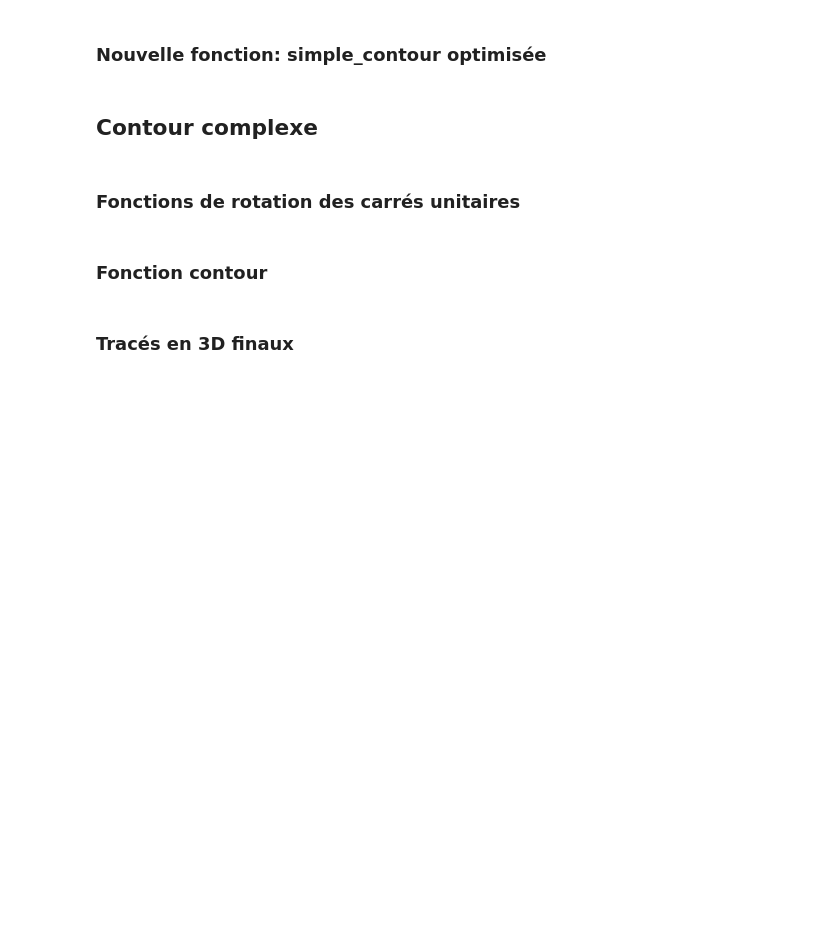
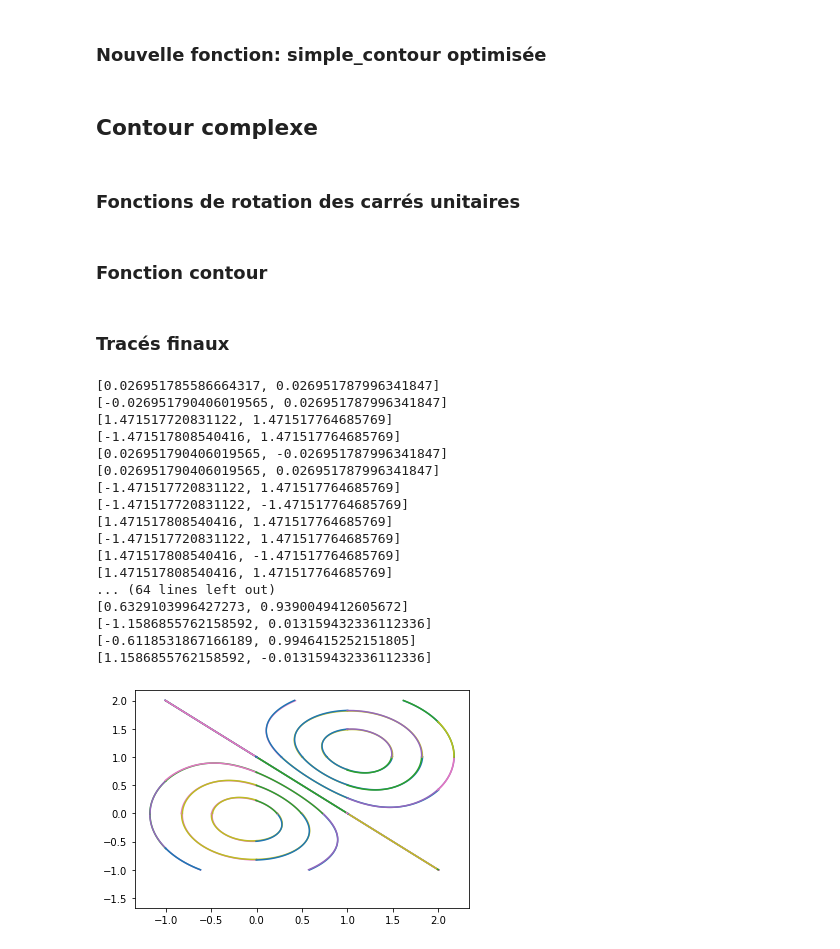
Before and after one commit to lmoeneclaey/Projet_Maths_Info, a Jupyter notebook: Projet_Maths_Info.ipynb, the cells around one changed output. Cells and saved outputs as stored; diff of their text form; code cells hidden in the pictures; blank space fills up the shorter version.

```diff
--- a/Projet_Maths_Info.ipynb
+++ b/Projet_Maths_Info.ipynb
@@ -50,6 +50,7 @@ def find_seed(g,c=0,eps=2**(-26)):
 Tout d'abord, on se rapporte à des carrés de côtés unitaires et on suppose que la courbe entre par le côté gauche, de manière à trouver un premier point à tracer grâce à find_seed. Ensuite, on calcule le gradient de la fonction à l'aide ce qui suit:
 # %%
 def gradient(f,x,y):
+    '''Calcule le gradient de f en (x,y)'''
     g=autograd.grad
     return np.r_[g(f,0)(x,y),g(f,1)(x,y)]
 # %% [markdown]
@@ -201,5 +207,31 @@ def contour(f, c, xs=[0.0, 1.0], ys=[0.0, 1.0], delta=0.01):
 # %% [markdown]
-### Tracés en 3D finaux
+### Tracés finaux
+# %%
+a = [0.0, 0.5, 1.5, 1.0, -1.5, -1.0, -0.5]
+for i in a:
+    resultats = contour(f, i,[-2.0,-1.0,0.0,1.0,2.0,3.0],[-1.0,0.0,1.0,2.0])
+    for x, y in resultats:
+        plt.plot(x, y, i)
+plt.show()
+# %% [output]
+[0.026951785586664317, 0.026951787996341847]
+[-0.026951790406019565, 0.026951787996341847]
+[1.471517720831122, 1.471517764685769]
+[-1.471517808540416, 1.471517764685769]
+[0.026951790406019565, -0.026951787996341847]
+[0.026951790406019565, 0.026951787996341847]
+[-1.471517720831122, 1.471517764685769]
+[-1.471517720831122, -1.471517764685769]
+[1.471517808540416, 1.471517764685769]
+[-1.471517720831122, 1.471517764685769]
+[1.471517808540416, -1.471517764685769]
+[1.471517808540416, 1.471517764685769]
+... (64 lines left out)
+[0.6329103996427273, 0.9390049412605672]
+[-1.1586855762158592, 0.013159432336112336]
+[-0.6118531867166189, 0.9946415252151805]
+[1.1586855762158592, -0.013159432336112336]
+[figure, added]
 # %%
 a = [0.0, 0.5, 1.5, 1.0, -1.5, -1.0, -0.5]
 
```
Also changed, not shown: parts of 6 cells of this notebook.
